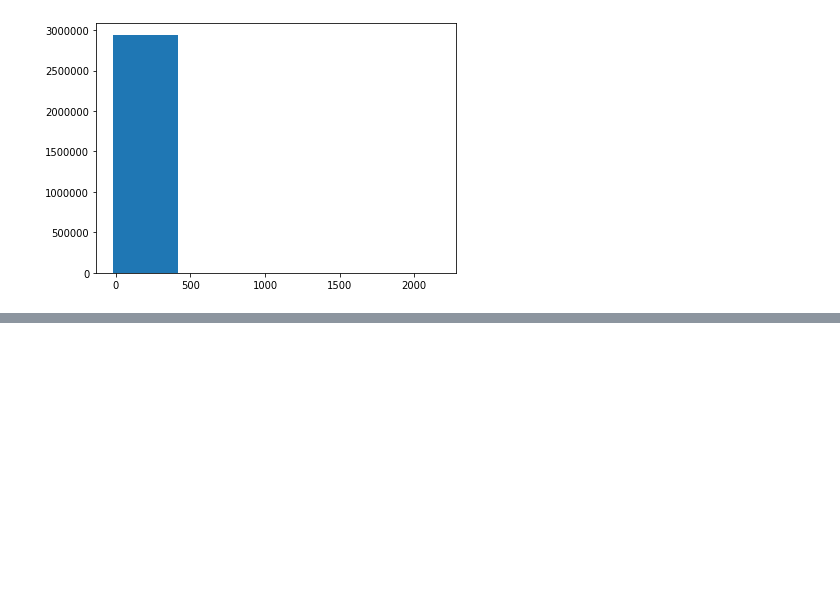
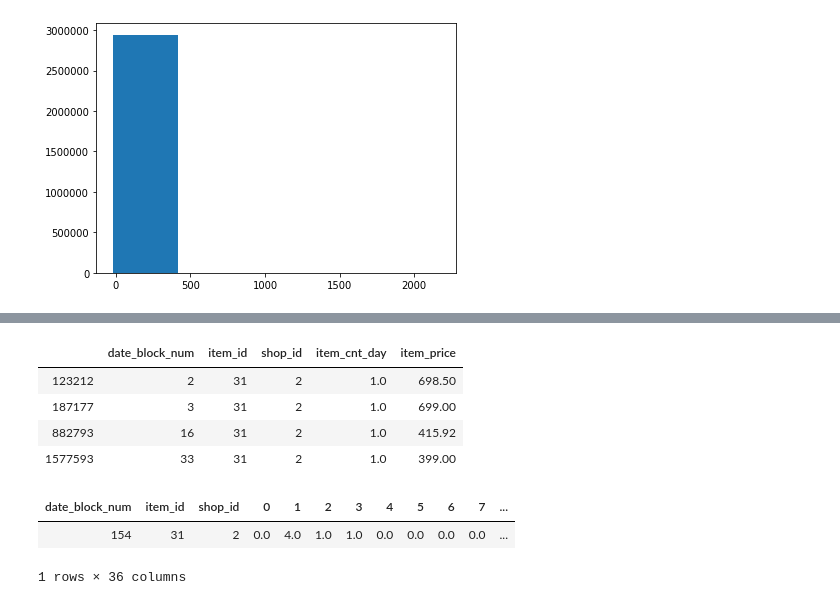
Before and after one commit to bmp0924/Predict-Future-Sales, a Jupyter notebook: Neural Model.ipynb, the cells around one changed output, grey strips where cells are left out. Cells and saved outputs as stored; diff of their text form; code cells hidden in the pictures; blank space fills up the shorter version.

```diff
--- a/Neural Model.ipynb
+++ b/Neural Model.ipynb
@@ -102,3 +116,17 @@ data_form = data_form.fillna(0)
+# %%
+data.loc[(data['date_block_num'] > 1) & (data['shop_id'] == 2) & (data['item_id'] == 31)]
+# %% [output]
+|  | date_block_num | item_id | shop_id | item_cnt_day | item_price |
+| 123212 | 2 | 31 | 2 | 1.0 | 698.50 |
+| 187177 | 3 | 31 | 2 | 1.0 | 699.00 |
+| 882793 | 16 | 31 | 2 | 1.0 | 415.92 |
+| 1577593 | 33 | 31 | 2 | 1.0 | 399.00 |
+# %%
+data_form.loc[(data_form['shop_id'] == 2) & (data_form['item_id'] == 31)]
+# %% [output]
+| date_block_num | item_id | shop_id | 0 | 1 | 2 | 3 | 4 | 5 | 6 | 7 | ... |
+| 154 | 31 | 2 | 0.0 | 4.0 | 1.0 | 1.0 | 0.0 | 0.0 | 0.0 | 0.0 | ... |
+1 rows × 36 columns
 # %%
 data_form.columns
 # %% [output]
```
Also changed, not shown: parts of 18 cells of this notebook.
